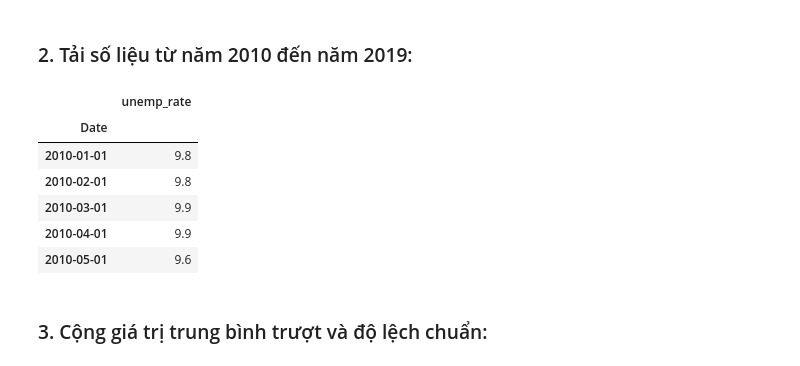
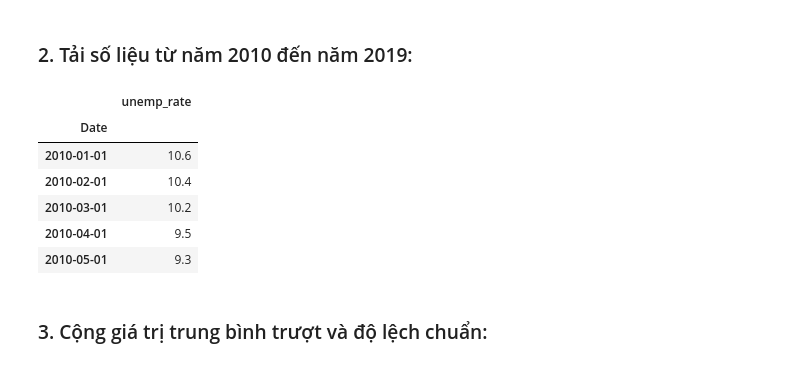
Before and after one commit to bibo0610/DATAMINING_20, a Jupyter notebook: chapter6.ipynb, the cells around one changed output. Drawn from its saved outputs; the diff is of its cells as text; code cells hidden in the pictures.

```diff
--- a/chapter6.ipynb
+++ b/chapter6.ipynb
@@ -16,27 +17,27 @@ nasdaqdatalink.ApiConfig.api_key = "YOUR_API_KEY"
 # %%
 import pandas as pd
 
-df = pd.read_csv("UNRATE.csv")
+df = pd.read_csv("UNRATENSA.csv")
 df["observation_date"] = pd.to_datetime(df["observation_date"])
 df = df[
     (df["observation_date"] >= "2010-01-01") &
     (df["observation_date"] <= "2019-12-31")
 ]
 df = df.rename(columns={
     "observation_date": "Date",
-    "UNRATE": "unemp_rate"
+    "UNRATENSA": "unemp_rate"
 })
 df = df.set_index("Date")
 
 df.head()
 # %% [output]
 |  | unemp_rate |
 | Date |  |
-| 2010-01-01 | 9.8 |
-| 2010-02-01 | 9.8 |
-| 2010-03-01 | 9.9 |
-| 2010-04-01 | 9.9 |
-| 2010-05-01 | 9.6 |
+| 2010-01-01 | 10.6 |
+| 2010-02-01 | 10.4 |
+| 2010-03-01 | 10.2 |
+| 2010-04-01 | 9.5 |
+| 2010-05-01 | 9.3 |
 # %% [markdown]
 ### 3. Cộng giá trị trung bình trượt và độ lệch chuẩn:
 # %%
```
Also changed, not shown: parts of 48 cells of this notebook, 3 other files.
